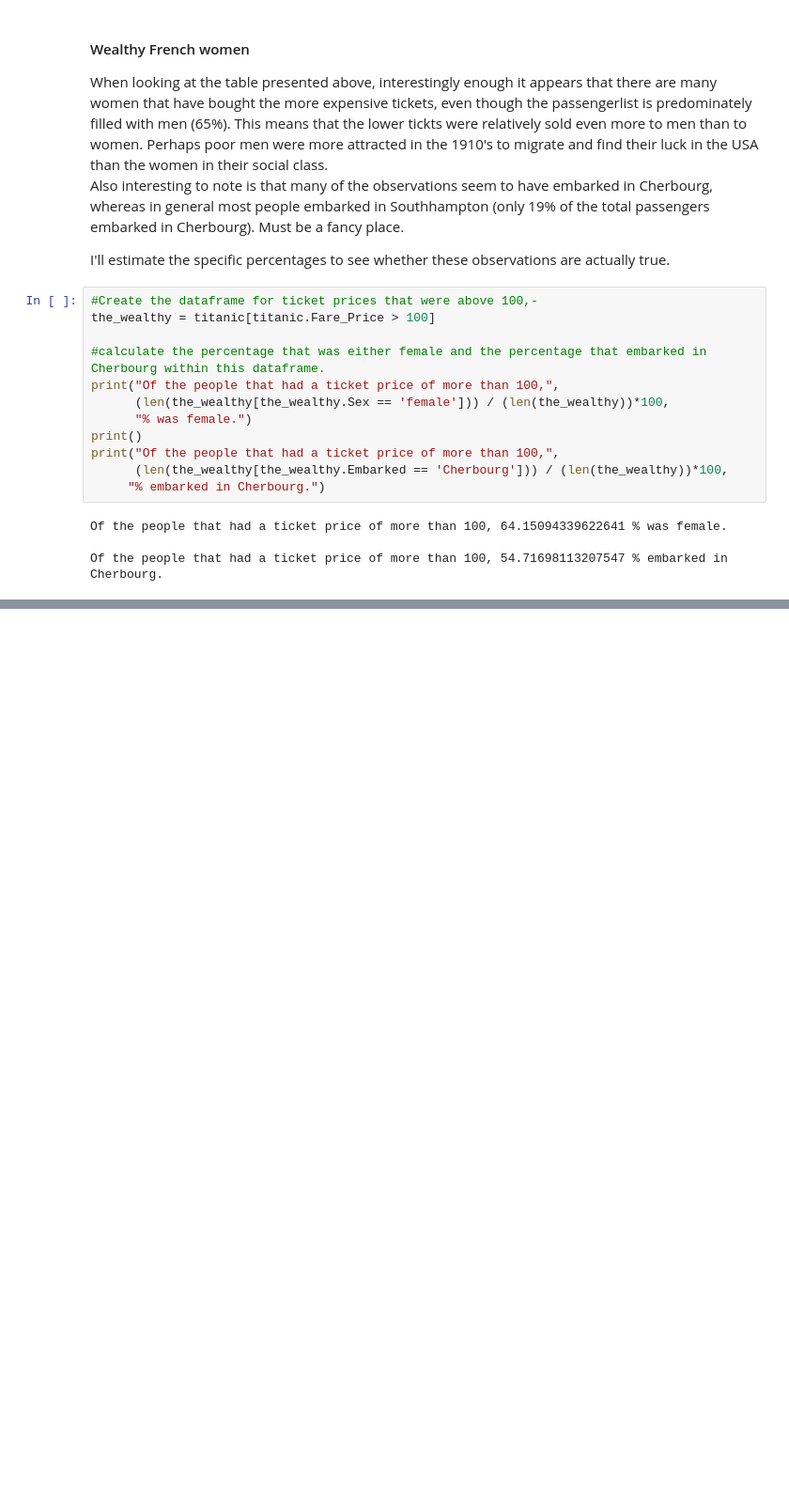
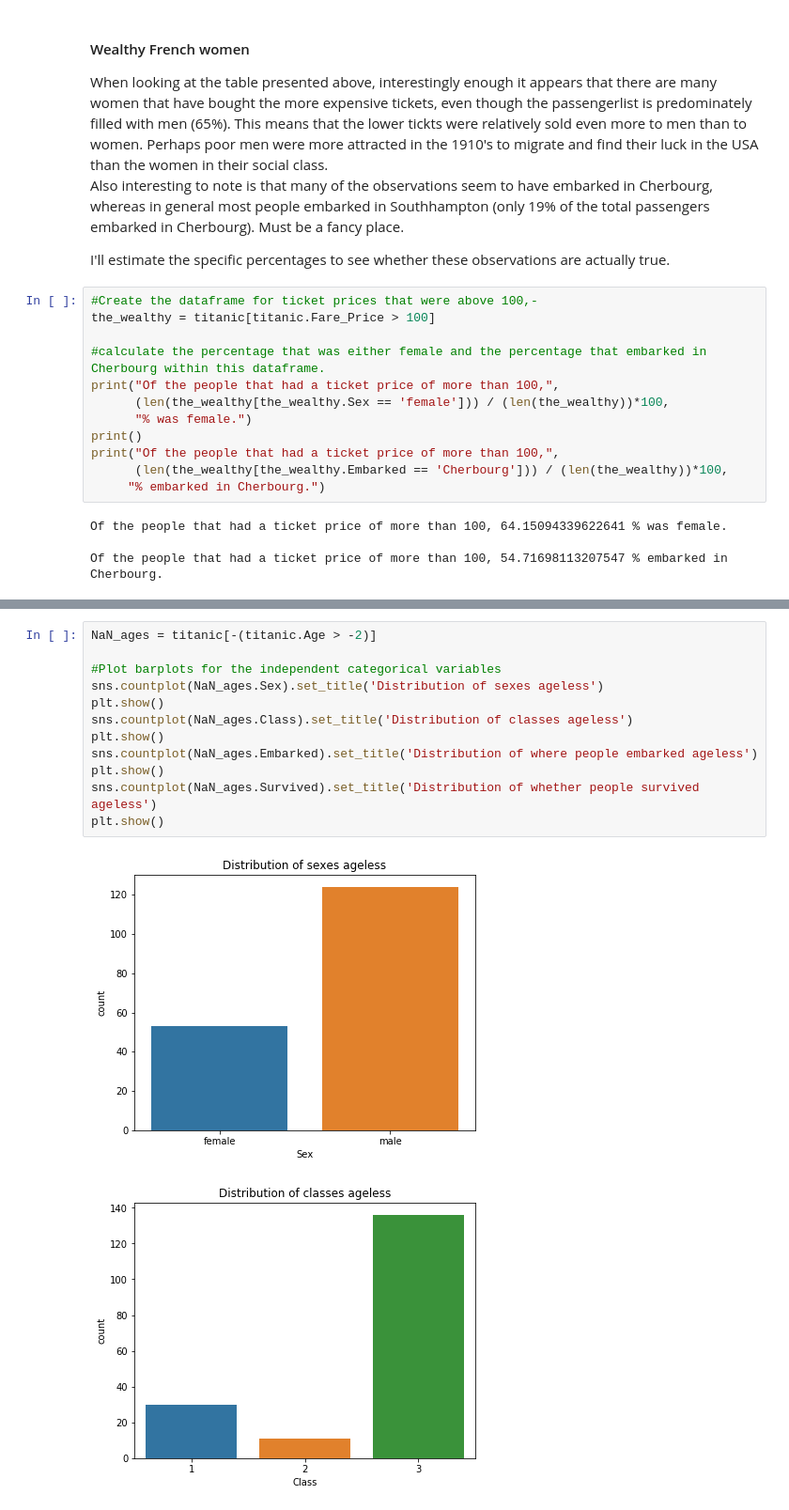
Before and after one commit to JJeroenjeroen/Titanic-Survival, a Jupyter notebook: Code/Titanic Exploratory Analysis.ipynb, the cells around one changed output, grey strips where cells are left out. Shown: that part at 94% size. Saved outputs shown, nothing was run; the diff lists cells and outputs as text; blank space fills up the shorter version.

Commit message:
Titanic

```diff
--- a/Code/Titanic Exploratory Analysis.ipynb
+++ b/Code/Titanic Exploratory Analysis.ipynb
@@ -248,0 +254,15 @@ Of the people that had a ticket price of more than 100, 54.71698113207547 % emba
+# %%
+NaN_ages = titanic[-(titanic.Age > -2)]
+
+#Plot barplots for the independent categorical variables
+sns.countplot(NaN_ages.Sex).set_title('Distribution of sexes ageless')
+plt.show()
+sns.countplot(NaN_ages.Class).set_title('Distribution of classes ageless')
+plt.show()
+sns.countplot(NaN_ages.Embarked).set_title('Distribution of where people embarked ageless')
+plt.show()
+sns.countplot(NaN_ages.Survived).set_title('Distribution of whether people survived ageless')
+plt.show()
+# %% [output]
+[figure, added]
+[figure, added]
```
Also changed, not shown: parts of 8 cells of this notebook.
